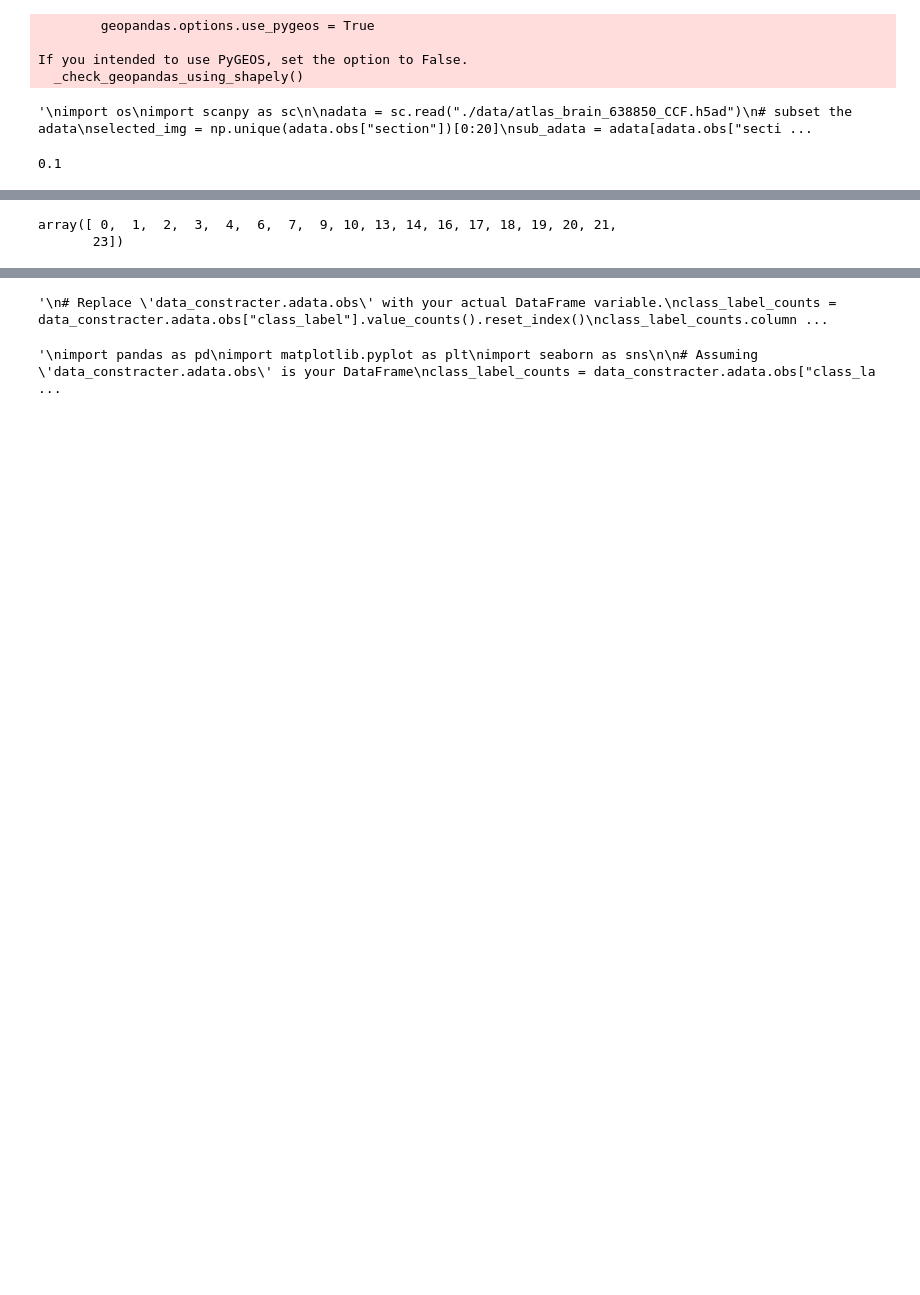
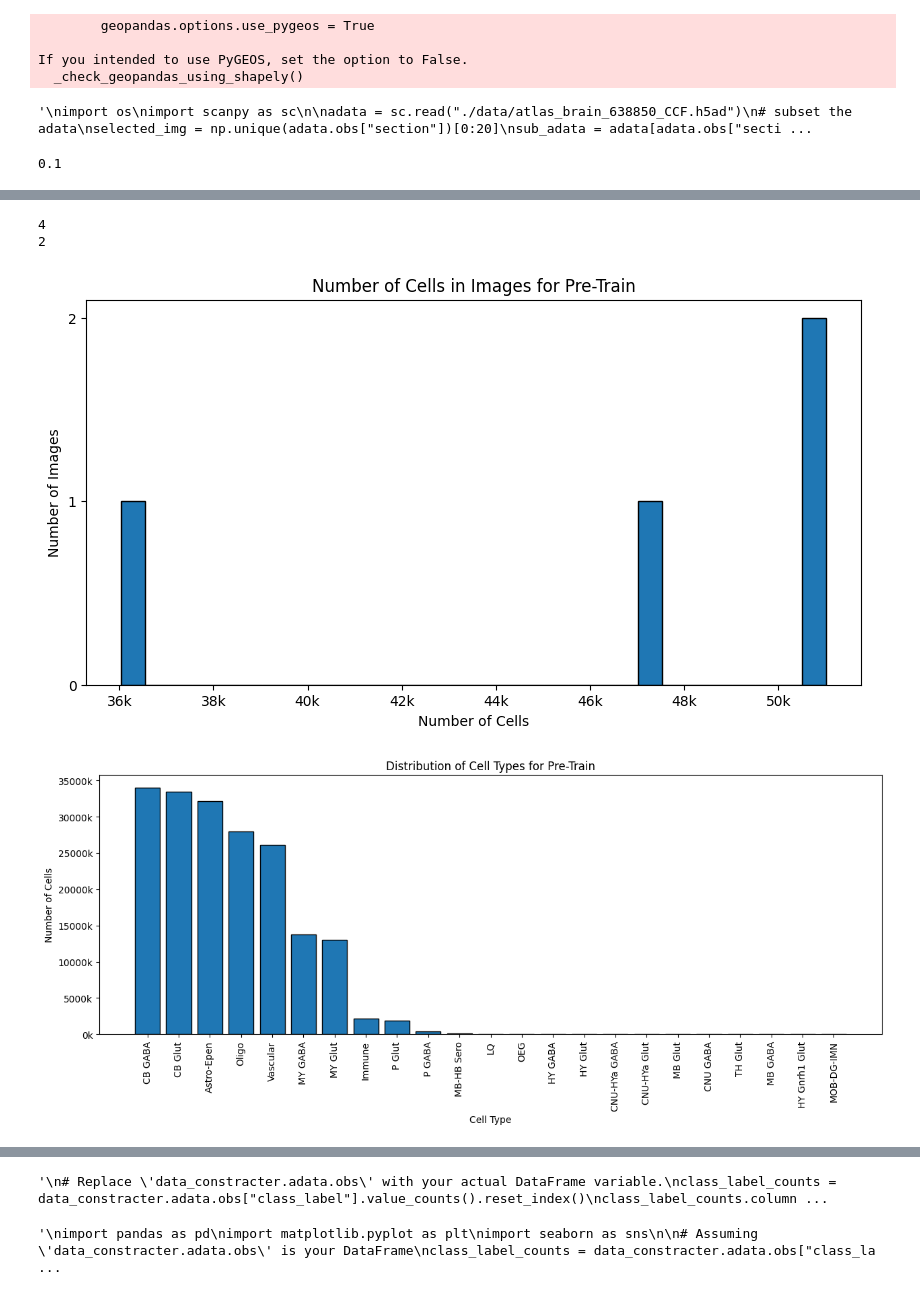
Before and after one commit to theislab/spatial_atlas_ssl, a Jupyter notebook: graph_model_test.ipynb, the cells around one changed output, grey strips where cells are left out. Saved outputs shown, nothing was run; the diff lists cells and outputs as text; code cells hidden in the pictures; blank space fills up the shorter version.

```diff
--- a/graph_model_test.ipynb
+++ b/graph_model_test.ipynb
@@ -99,3 +105,4 @@ data_constracter.random_mask_percentage
 # %%
 # Construct the graph
 graph_list = data_constracter.construct_graph()
+graph_list = convert_to_float32(graph_list)
@@ -122,5 +108,0 @@ graph_list
-# %%
-np.unique(graph_list[5].cell_type)
-# %% [output]
-array([ 0,  1,  2,  3,  4,  6,  7,  9, 10, 13, 14, 16, 17, 18, 19, 20, 21,
-       23])
@@ -128,0 +109,69 @@ graph_list[0]
+# %%
+from sklearn.model_selection import train_test_split
+
+# Split the graph_list into 80% for pre-training and 20% for pre-training validation
+pre_train_list, pre_val_list = train_test_split(graph_list, test_size=0.20, random_state=42)
+# %%
+print(len(pre_train_list))
+print(len(pre_val_list))
+# %% [output]
+4
+2
+# %%
+import numpy as np
+import matplotlib.pyplot as plt
+from collections import Counter
+from matplotlib.ticker import FuncFormatter
+
+def thousands(x, pos):
+    return f'{int(x)}k'
+
+formatter = FuncFormatter(thousands)
+
+def plot_histogram(graph_list, title, cell_num_path, cell_type_path):
+    # Extracting number of cells in x
+    num_cells = [data.x.size(0) / 1000 for data in graph_list] # Divide by 1000 to represent in k
+
+    # Plotting histogram for number of cells in x
+    plt.figure(figsize=(10, 5))
+    plt.hist(num_cells, bins=30, edgecolor='black')
+    plt.title(f'Number of Cells in Images for {title}')
+    plt.xlabel('Number of Cells')
+    plt.ylabel('Number of Images')
+    plt.yticks(np.arange(0, max(plt.yticks()[0]), 1)) # Set y-ticks to integer values
+    plt.gca().xaxis.set_major_formatter(formatter) # Apply the formatter
+    plt.savefig(cell_num_path) # Save the plot
+    plt.show()
+
+    # Extracting cell types
+    cell_types = [data.cell_type.tolist() for data in graph_list]
+    flat_cell_types = [item for sublist in cell_types for item in sublist]
+
+    # Get the encode_book from the first data object in the graph_list
+    encode_book = graph_list[0].encode_book
+
+    # Count the frequency of each cell type
+    cell_type_counts = Counter(flat_cell_types)
+
+    # Sort cell types by frequency
+    sorted_cell_types = sorted(cell_type_counts.items(), key=lambda x: x[1]/1000, reverse=True) # Divide by 1000 to represent in k
+    sorted_labels = [list(encode_book.keys())[cell_type[0]] for cell_type in sorted_cell_types] # Convert keys to list
+    sorted_values = [cell_type[1] for cell_type in sorted_cell_types]
+
+    # Plotting histogram for distribution of cell types
+    plt.figure(figsize=(15, 5))
+    plt.bar(range(len(sorted_values)), sorted_values, edgecolor='black')
+    plt.title(f'Distribution of Cell Types for {title}')
+    plt.xlabel('Cell Type')
+    plt.ylabel('Number of Cells')
+    plt.gca().yaxis.set_major_formatter(formatter) # Apply the formatter
+    plt.xticks(ticks=range(len(sorted_labels)), labels=sorted_labels, rotation=90)
+    plt.savefig(cell_type_path) # Save the plot
+    plt.show()
+
+# Plot histograms for pre_train_list and pre_val_list
+plot_histogram(pre_train_list, 'Pre-Train', './processed_data/plots/pre_train_cell_num_img6_r30_n1_random_01.jpg', './processed_data/plots/pre_train_cell_type_img6_r30_n1_random_01.jpg')
+plot_histogram(pre_val_list, 'Pre-Validation', './processed_data/plots/pre_val_cell_num_img6_r30_n1_random_01.jpg', './processed_data/plots/pre_val_cell_type_img6_r30_n1_random_01.jpg')
+# %% [output]
+[figure, added]
+[figure, added]
```
Also changed, not shown: parts of 15 cells of this notebook, 3 other files.
